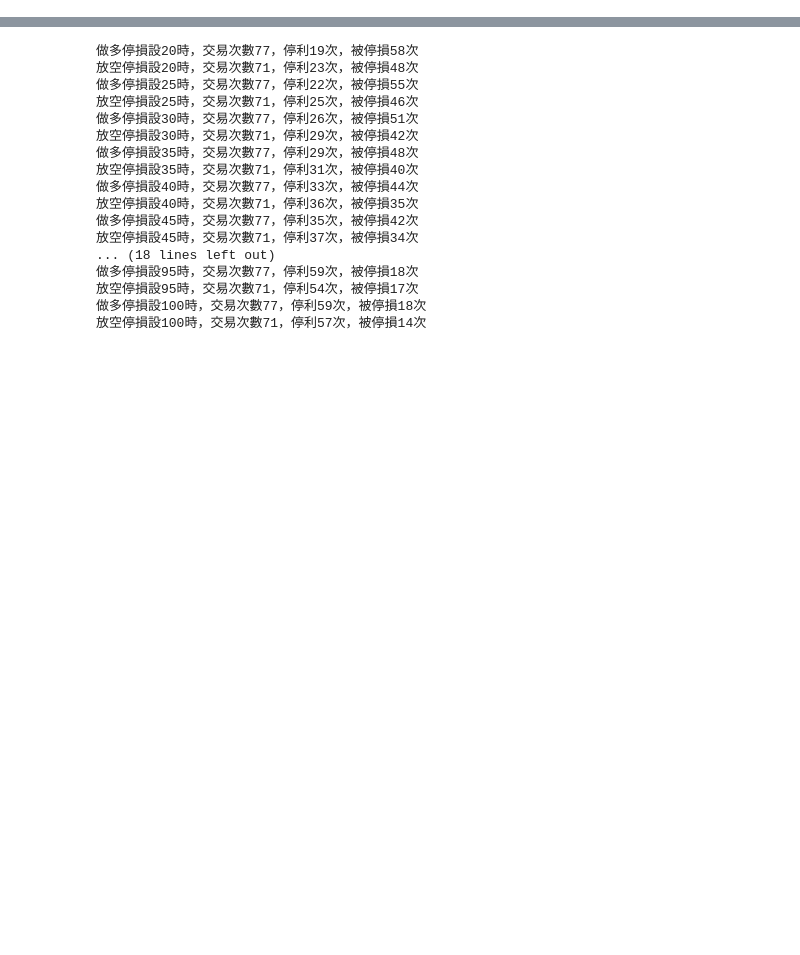
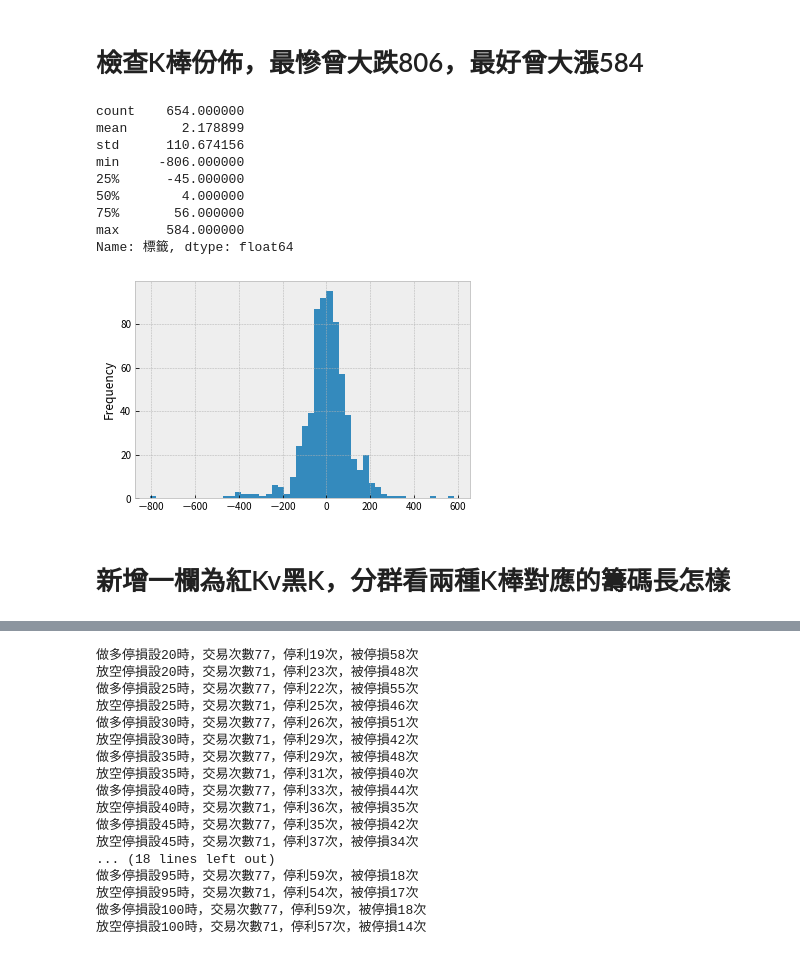
Before and after one commit to MaxChenCMC/Machine_Learning_in_Futures_Trading, a Jupyter notebook: main.ipynb, the cells around one changed output, grey strips where cells are left out. Saved outputs shown, nothing was run; the diff lists cells and outputs as text; code cells hidden in the pictures; blank space fills up the shorter version.

```diff
--- a/main.ipynb
+++ b/main.ipynb
@@ -44,0 +75,17 @@ df.tail()
+# %%
+df = df.rename(
+    columns={
+        "inst_f buy": "外資現股買賣超",
+        "inst_t buy": "投信現股買賣超",
+        "inst_txf_net": "外資大台多空淨額",
+        "inst_txf_oi": "外資大台未平倉",
+        "inst_mtx_net": "外資小台多空淨額",
+        "inst_mtx_oi": "外資小台未平倉",
+        "txf_open": "台指期_開盤價",
+        "txf_high": "台指期_最高價",
+        "txf_low": "台指期_最低價",
+        "txf_close": "台指期_收盤價",
+        "txf_volume": "台指期_成交量",
+    }
+)
+df.tail()
@@ -44,0 +102,6 @@ df.tail()
+# %%
+df = df.assign(標籤=df["台指期_收盤價"].shift(-1) - df["台指期_開盤價"].shift(-1))
+df = df[:-1]
+# df.insert(0, "搬到首欄", df["標籤"])
+# df.drop("標籤", axis=1, inplace=True)
+df.tail()
@@ -44,0 +116,18 @@ df.tail()
+# %% [markdown]
+# 檢查K棒份佈，最慘曾大跌806，最好曾大漲584
+# %%
+df['標籤'].plot.hist(bins= 50)
+df['標籤'].describe()
+# %% [output]
+count    654.000000
+mean       2.178899
+std      110.674156
+min     -806.000000
+25%      -45.000000
+50%        4.000000
+75%       56.000000
+max      584.000000
+Name: 標籤, dtype: float64
+[figure, added]
+# %% [markdown]
+# 新增一欄為紅Kv黑K，分群看兩種K棒對應的籌碼長怎樣
```
Also changed, not shown: parts of 16 cells of this notebook.
